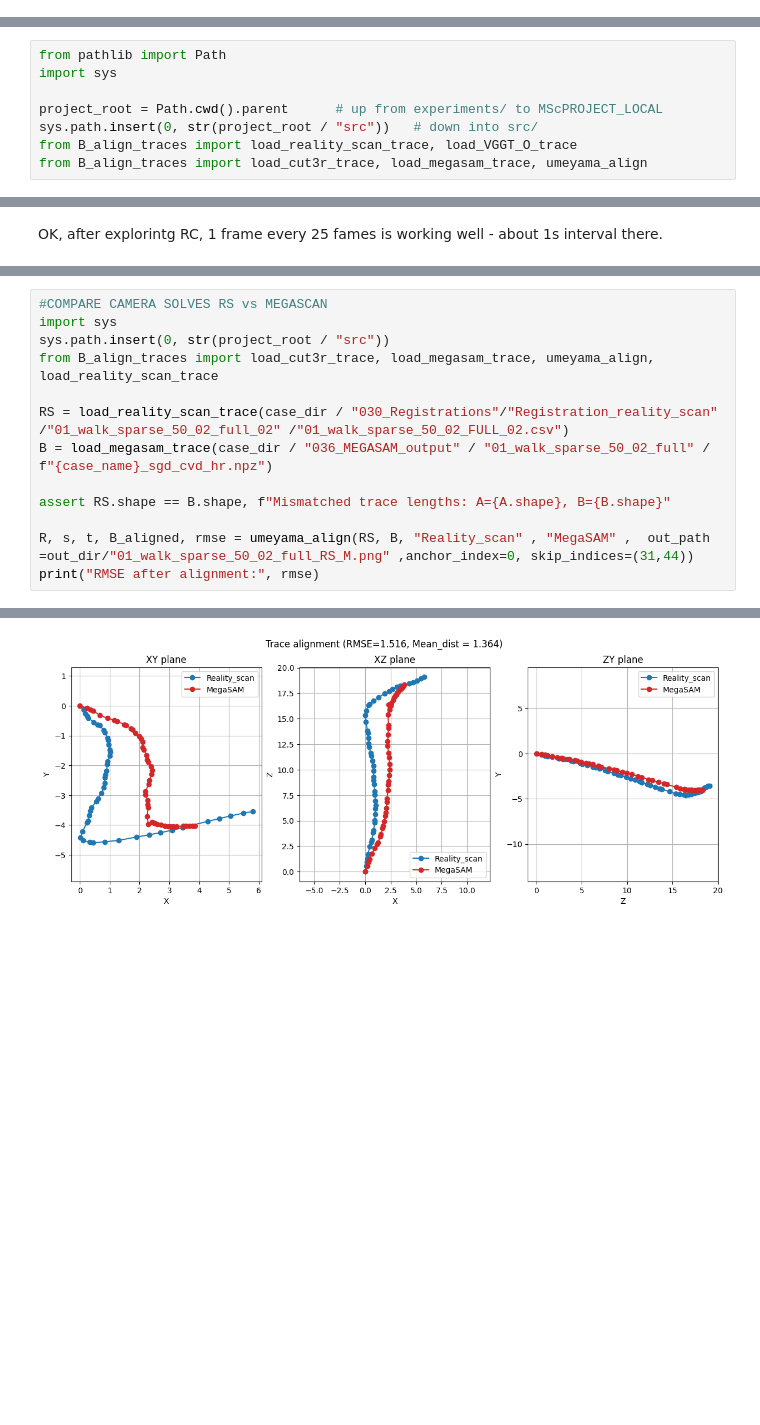
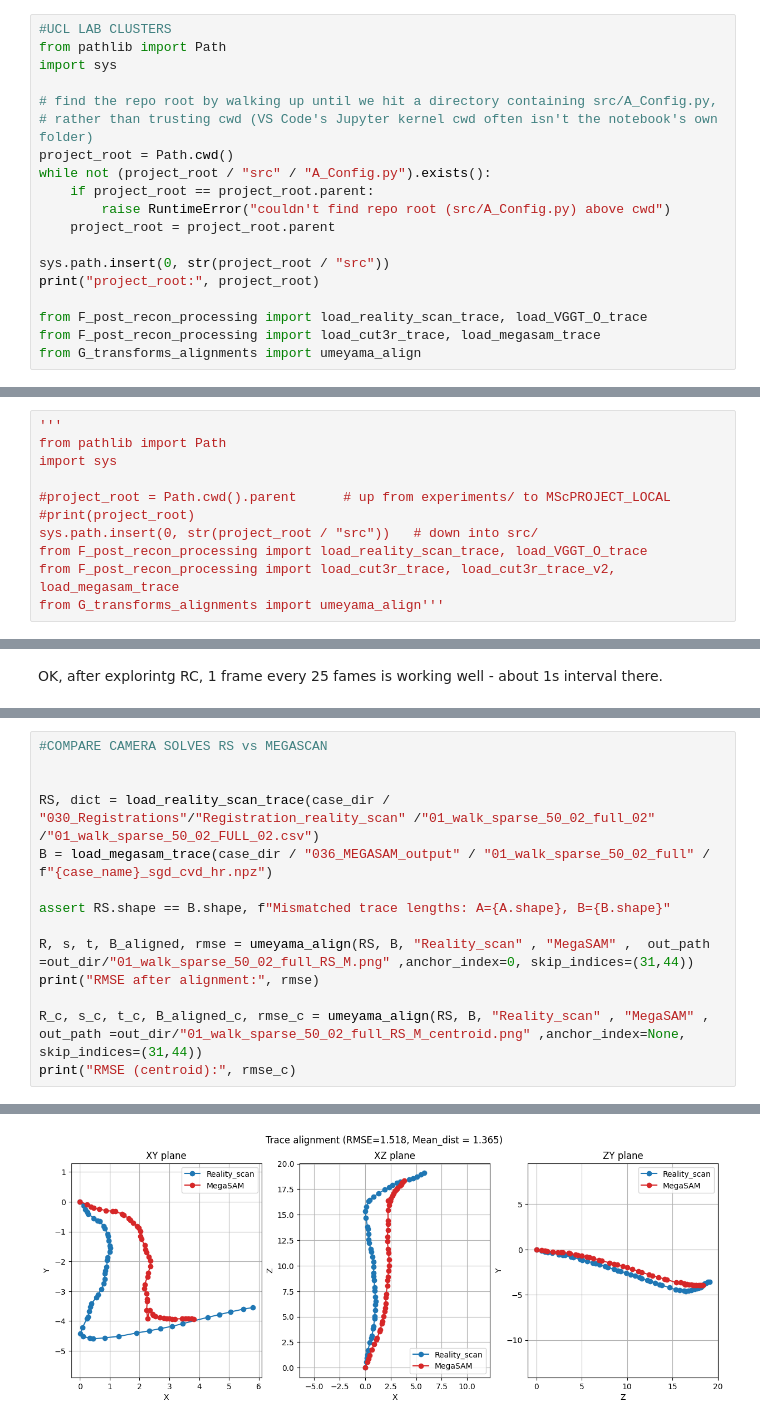
Before and after one commit to SenorBarker/Project, a Jupyter notebook: Experiments/AA_CAM_POSE_COMPARE_01.ipynb, the cells around one changed output, grey strips where cells are left out. Saved outputs shown, nothing was run; the diff lists cells and outputs as text; blank space fills up the shorter version.

```diff
--- a/Experiments/AA_CAM_POSE_COMPARE_01.ipynb
+++ b/Experiments/AA_CAM_POSE_COMPARE_01.ipynb
@@ -7,0 +14,19 @@ I've already run alignments for RS, CUT3R and then today did mega sam. But will
+# %%
+#UCL LAB CLUSTERS
+from pathlib import Path
+import sys
+
+# find the repo root by walking up until we hit a directory containing src/A_Config.py,
+# rather than trusting cwd (VS Code's Jupyter kernel cwd often isn't the notebook's own folder)
+project_root = Path.cwd()
+while not (project_root / "src" / "A_Config.py").exists():
+    if project_root == project_root.parent:
+        raise RuntimeError("couldn't find repo root (src/A_Config.py) above cwd")
+    project_root = project_root.parent
+
+sys.path.insert(0, str(project_root / "src"))
+print("project_root:", project_root)
+
+from F_post_recon_processing import load_reality_scan_trace, load_VGGT_O_trace
+from F_post_recon_processing import load_cut3r_trace, load_megasam_trace
+from G_transforms_alignments import umeyama_align
@@ -8,8 +35,11 @@ I've already run alignments for RS, CUT3R and then today did mega sam. But will
 # %%
+'''
 from pathlib import Path
 import sys
 
-project_root = Path.cwd().parent      # up from experiments/ to MScPROJECT_LOCAL
+#project_root = Path.cwd().parent      # up from experiments/ to MScPROJECT_LOCAL
+#print(project_root)
 sys.path.insert(0, str(project_root / "src"))   # down into src/
-from B_align_traces import load_reality_scan_trace, load_VGGT_O_trace
-from B_align_traces import load_cut3r_trace, load_megasam_trace, umeyama_align
+from F_post_recon_processing import load_reality_scan_trace, load_VGGT_O_trace
+from F_post_recon_processing import load_cut3r_trace, load_cut3r_trace_v2, load_megasam_trace
+from G_transforms_alignments import umeyama_align'''
@@ -118,15 +219,16 @@ RMSE after alignment: 3.522059029101574
 [figure]
 # %%
 #COMPARE CAMERA SOLVES RS vs MEGASCAN
-import sys
-sys.path.insert(0, str(project_root / "src"))
-from B_align_traces import load_cut3r_trace, load_megasam_trace, umeyama_align, load_reality_scan_trace
 
-RS = load_reality_scan_trace(case_dir / "030_Registrations"/"Registration_reality_scan" /"01_walk_sparse_50_02_full_02" /"01_walk_sparse_50_02_FULL_02.csv")
+
+RS, dict = load_reality_scan_trace(case_dir / "030_Registrations"/"Registration_reality_scan" /"01_walk_sparse_50_02_full_02" /"01_walk_sparse_50_02_FULL_02.csv")
 B = load_megasam_trace(case_dir / "036_MEGASAM_output" / "01_walk_sparse_50_02_full" / f"{case_name}_sgd_cvd_hr.npz")
 
 assert RS.shape == B.shape, f"Mismatched trace lengths: A={A.shape}, B={B.shape}"
 
 R, s, t, B_aligned, rmse = umeyama_align(RS, B, "Reality_scan" , "MegaSAM" ,  out_path =out_dir/"01_walk_sparse_50_02_full_RS_M.png" ,anchor_index=0, skip_indices=(31,44))
 print("RMSE after alignment:", rmse)
+
+R_c, s_c, t_c, B_aligned_c, rmse_c = umeyama_align(RS, B, "Reality_scan" , "MegaSAM" ,  out_path =out_dir/"01_walk_sparse_50_02_full_RS_M_centroid.png" ,anchor_index=None, skip_indices=(31,44))
+print("RMSE (centroid):", rmse_c)
 # %% [output]
@@ -134,3 +241,3 @@ RMSE after alignment: 1.51649402391228
 [figure]
 [figure]
-[figure, old version]
+[figure, new version]
```
Also changed, not shown: parts of 23 cells of this notebook, 25 other files.
